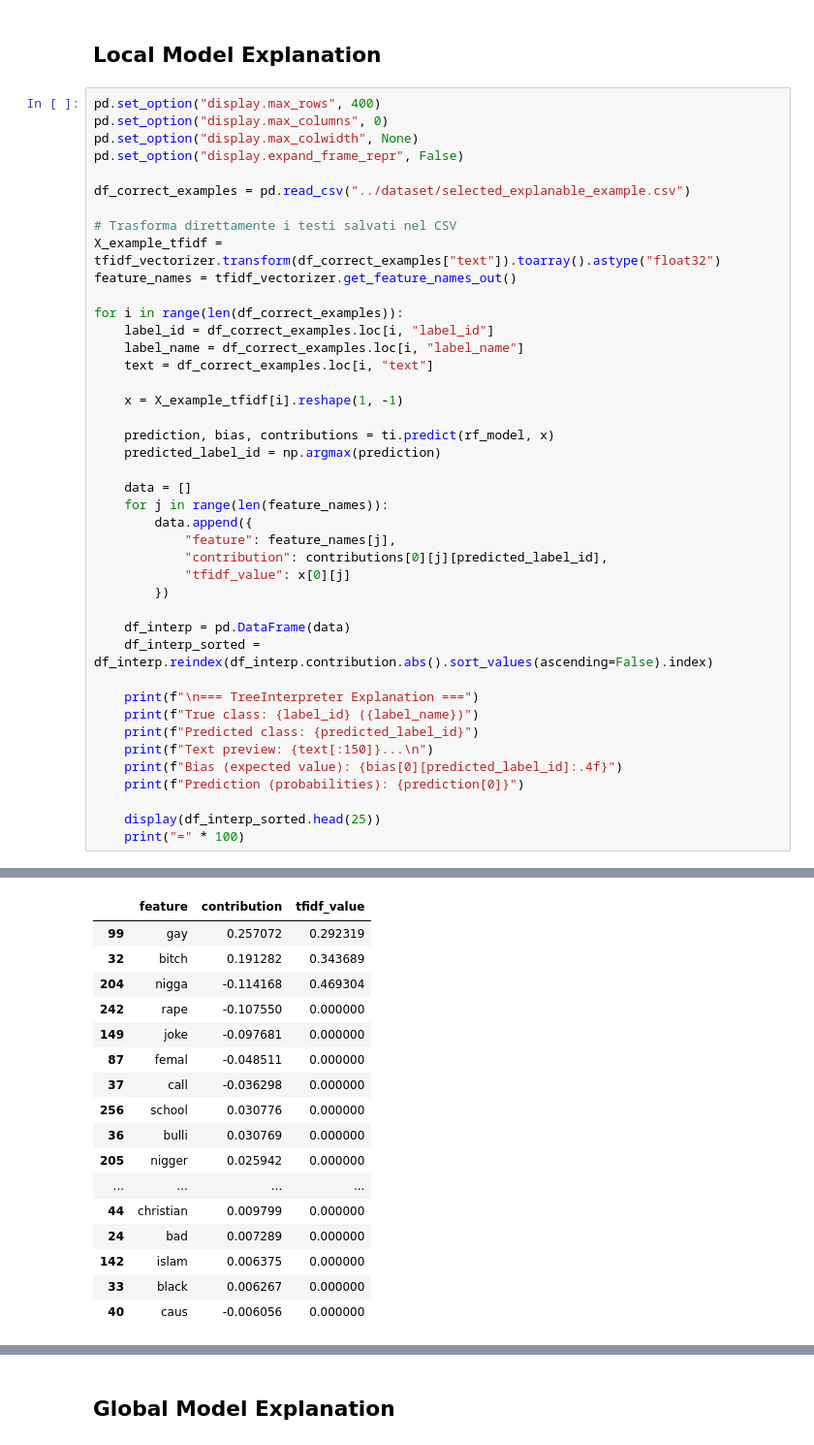
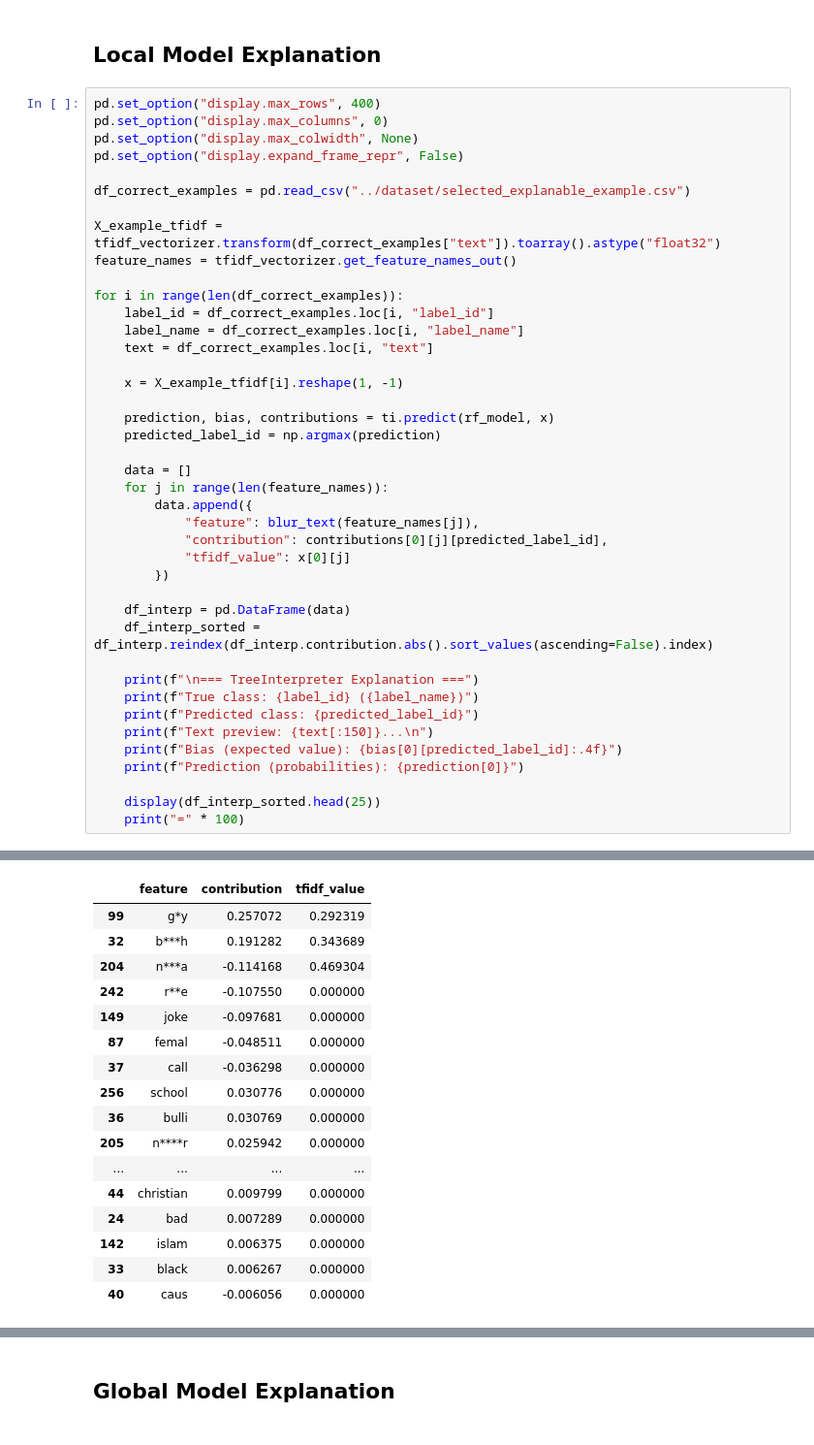
Before and after one commit to msegreto/CyberbullismDetection, a Jupyter notebook: notebook/7_ModelExplanation.ipynb, the cells around one changed output, grey strips where cells are left out. Shown at 97% size. Drawn from its saved outputs; the diff is of its cells as text.

```diff
--- a/notebook/7_ModelExplanation.ipynb
+++ b/notebook/7_ModelExplanation.ipynb
@@ -149,7 +120,6 @@ pd.set_option("display.expand_frame_repr", False)
 
 df_correct_examples = pd.read_csv("../dataset/selected_explanable_example.csv")
 
-# Trasforma direttamente i testi salvati nel CSV
 X_example_tfidf = tfidf_vectorizer.transform(df_correct_examples["text"]).toarray().astype("float32")
 feature_names = tfidf_vectorizer.get_feature_names_out()
 
@@ -166,7 +136,7 @@ for i in range(len(df_correct_examples)):
     data = []
     for j in range(len(feature_names)):
         data.append({
-            "feature": feature_names[j],
+            "feature": blur_text(feature_names[j]),
             "contribution": contributions[0][j][predicted_label_id],
             "tfidf_value": x[0][j]
         })
@@ -230,30 +200,30 @@ Prediction (probabilities): [0.    0.996 0.001 0.002 0.001]
 | 177 | make | -0.006585 | 0.370392 |
 | ... | ... | ... | ... |
 | 87 | femal | 0.002014 | 0.000000 |
 | 313 | ur | -0.001715 | 0.000000 |
 | 86 | feel | -0.001563 | 0.483168 |
 | 262 | sexist | 0.001501 | 0.000000 |
 | 164 | like | -0.001436 | 0.300613 |
 ====================================================================================================
 
 === TreeInterpreter Explanation ===
 True class: 2 (gender)
 Predicted class: 2
 Text preview: gay nigga couldnt wait act like bitch tonight...
 
 Bias (expected value): 0.2011
 Prediction (probabilities): [0.029 0.39  0.469 0.053 0.059]
 |  | feature | contribution | tfidf_value |
-| 99 | gay | 0.257072 | 0.292319 |
-| 32 | bitch | 0.191282 | 0.343689 |
-| 204 | nigga | -0.114168 | 0.469304 |
-| 242 | rape | -0.107550 | 0.000000 |
+| 99 | g*y | 0.257072 | 0.292319 |
+| 32 | b***h | 0.191282 | 0.343689 |
+| 204 | n***a | -0.114168 | 0.469304 |
+| 242 | r**e | -0.107550 | 0.000000 |
 | 149 | joke | -0.097681 | 0.000000 |
 | 87 | femal | -0.048511 | 0.000000 |
 | 37 | call | -0.036298 | 0.000000 |
 | 256 | school | 0.030776 | 0.000000 |
 | 36 | bulli | 0.030769 | 0.000000 |
-| 205 | nigger | 0.025942 | 0.000000 |
+| 205 | n****r | 0.025942 | 0.000000 |
 | ... | ... | ... | ... |
 | 44 | christian | 0.009799 | 0.000000 |
 | 24 | bad | 0.007289 | 0.000000 |
```
Also changed, not shown: parts of 4 cells of this notebook, 14 other files.
